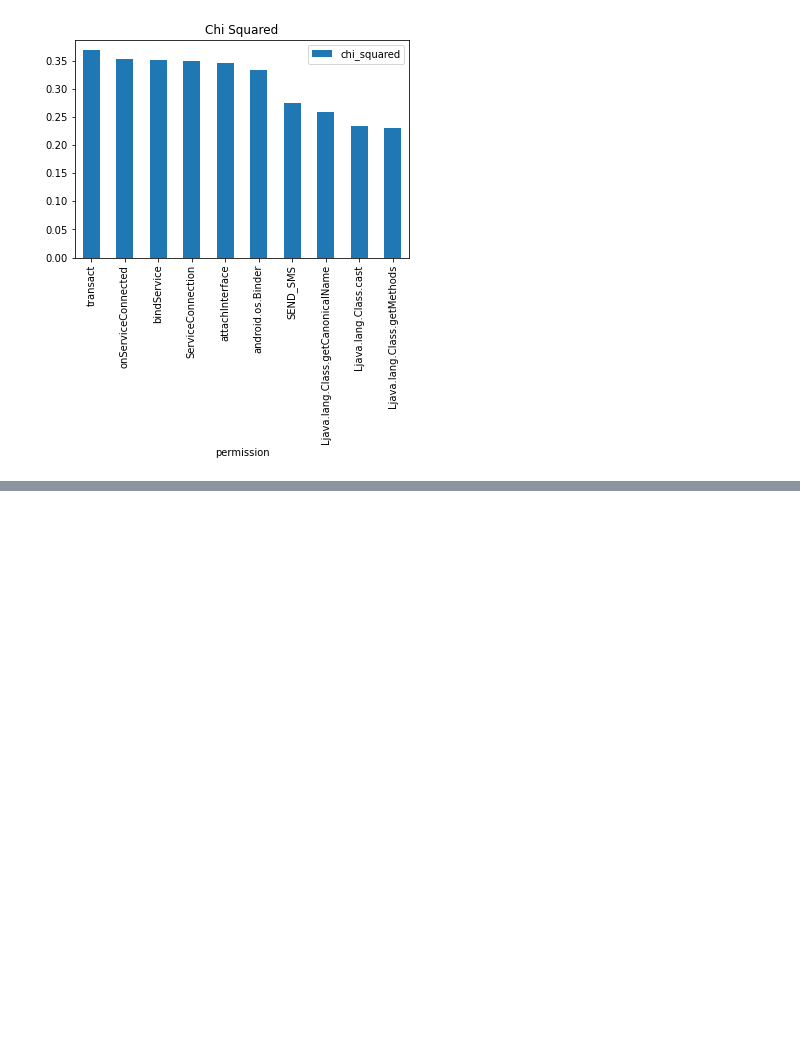
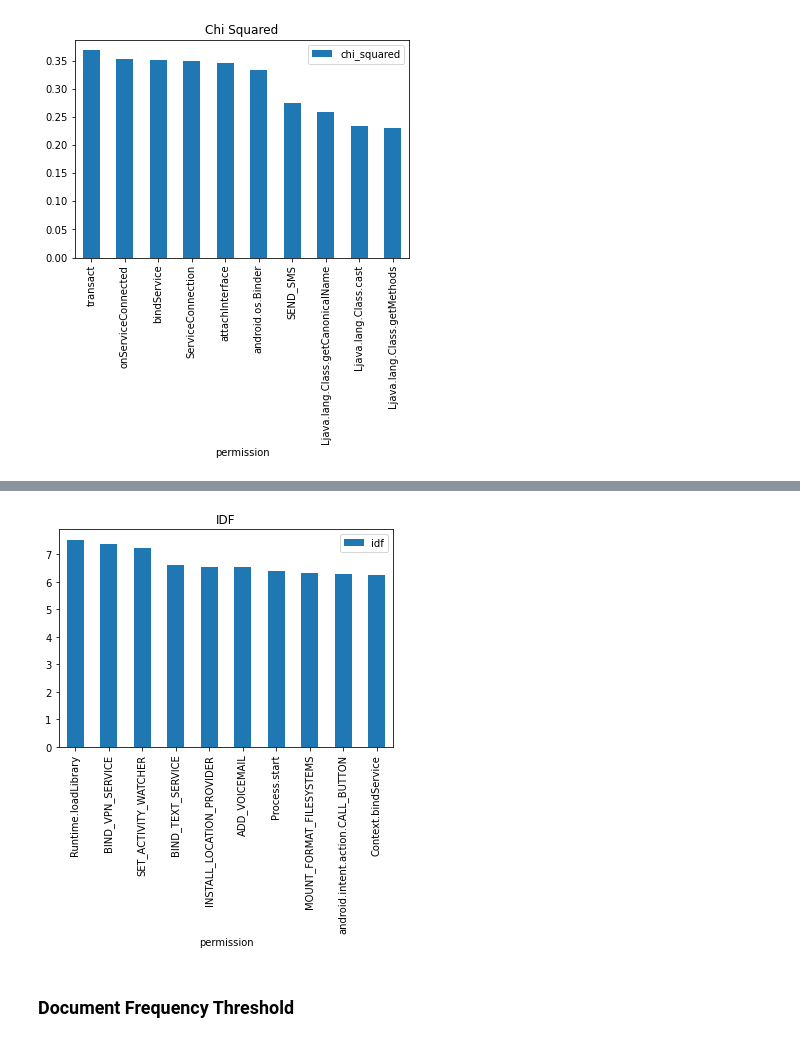
Before and after one commit to NiguXNick/DataScience, a Jupyter notebook: Filter-Based.ipynb, the cells around one changed output, grey strips where cells are left out. Cells and saved outputs as stored; diff of their text form; code cells hidden in the pictures; blank space fills up the shorter version.

```diff
--- a/Filter-Based.ipynb
+++ b/Filter-Based.ipynb
@@ -146,0 +155,10 @@ show_chi_squared_graph()
+# %%
+def idf(class_name):
+    return np.log(gpc(class_name,4) / (gpc(class_name, 0) + gpc(class_name, 2)))
+
+idf_df = pd.DataFrame(columns=["permission", "idf"])
+for i in ds.columns:
+    if i != "class":
+        idf_df = pd.concat([idf_df, pd.DataFrame([[i, idf(i)]], columns=["permission", "idf"])])
+
+idf_df.sort_values(by="idf", ascending=False).head(10)
@@ -146,0 +177,12 @@ show_chi_squared_graph()
+# %%
+def show_idf_graph():
+    idf_df.sort_values(by="idf", ascending=False, inplace=True)
+    idf_df.head(10).plot(x="permission", y="idf", kind="bar")
+    plt.title("IDF")
+    plt.show()
+
+show_idf_graph()
+# %% [output]
+[figure, added]
+# %% [markdown]
+<h3> Document Frequency Threshold
```
Also changed, not shown: parts of 16 cells of this notebook.
